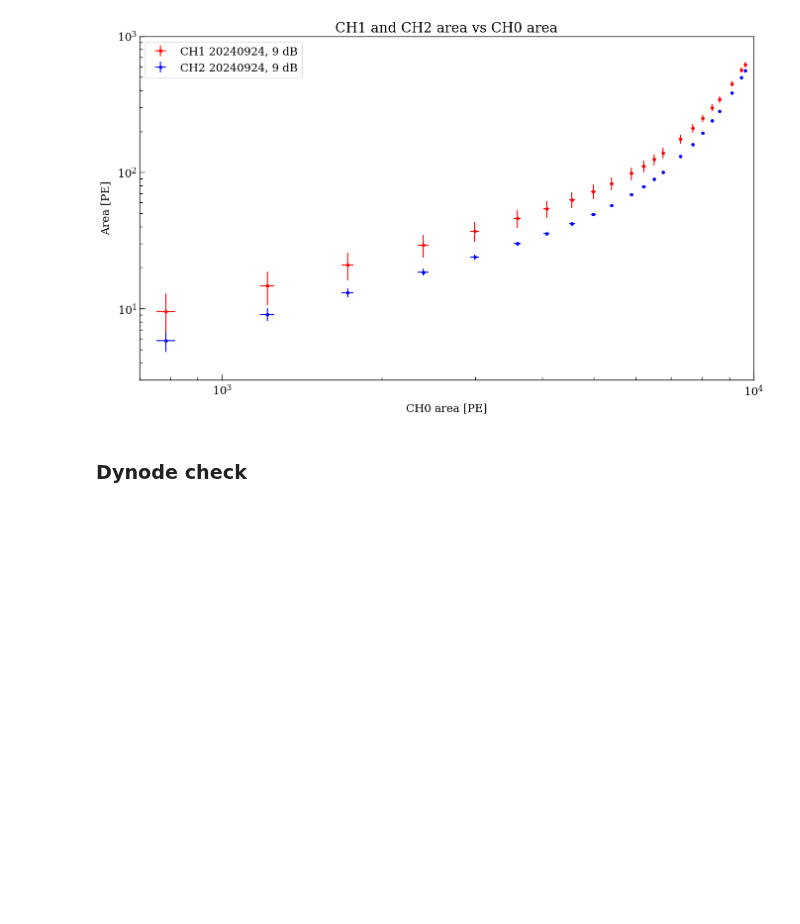
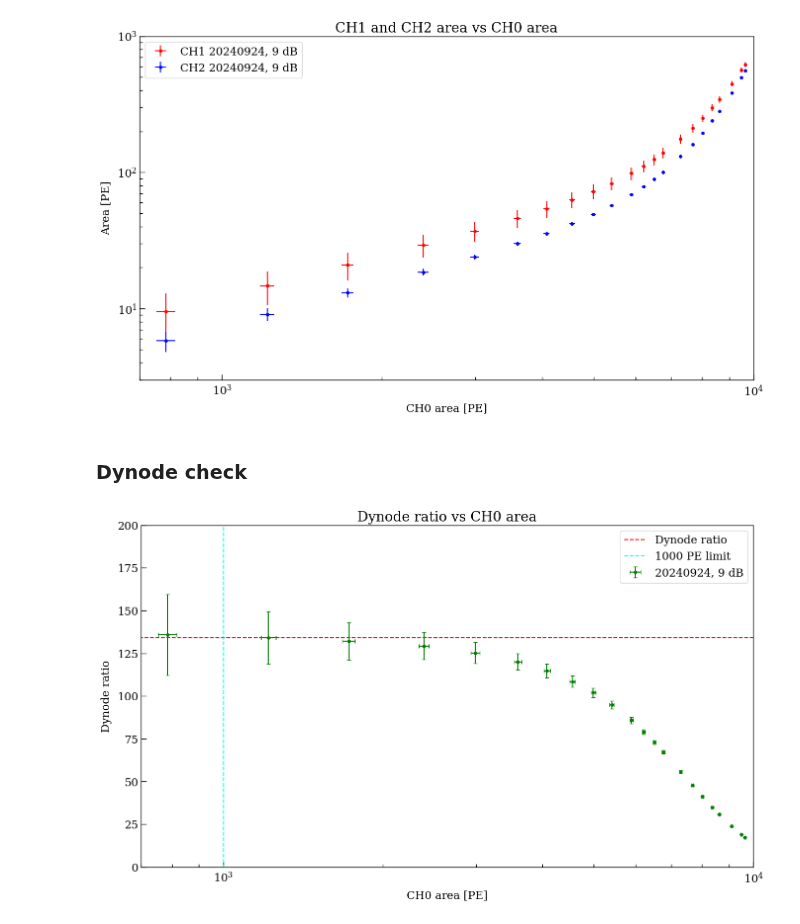
Before and after one commit to Westlake-University-Lsc-lab/RELICS_PMT_Data_Analysis, a Jupyter notebook: LinearityCheck/check_readout_linear.ipynb, the cells around one changed output. Drawn from its saved outputs; the diff is of its cells as text; code cells hidden in the pictures; blank space fills up the shorter version.

```diff
--- a/LinearityCheck/check_readout_linear.ipynb
+++ b/LinearityCheck/check_readout_linear.ipynb
@@ -678,36 +655,24 @@ plt.show()
 # %% [markdown]
 ### Dynode check
 # %%
-dynode = np.genfromtxt('./linear_dynode.txt',skip_header=1)
-
-din_ratio = []
-for i in range (0,len(dynode[:,0])):
-    if dynode[i,6]==0:
-        din_ratio.append(1)
-    elif dynode[i,6]==9:
-        din_ratio.append(2.71656554) # 10**(general[i,6]/20)
-
-dynode_ratio = dynode[:,2]*din_ratio[:] / dynode[:,4]
-dynode_ratio_error = dynode_ratio * np.sqrt((dynode[:,3]/dynode[:,2])**2+(dynode[:,5]/dynode[:,4])**2)
-
 plt.figure(figsize=(16,9))
 plt.title('Dynode ratio vs CH0 area')
 plt.xscale('log')
 plt.xlabel('CH0 area [PE]')
 plt.ylabel('Dynode ratio')
-plt.xlim(330,10000)
+plt.xlim(700,10000)
 plt.ylim(0,200)
 
-plt.errorbar(dynode[9:18,2]*din_ratio[9:18],dynode_ratio[9:18],xerr=dynode[9:18,3]*din_ratio[9:18],yerr=dynode_ratio_error[9:18],
-             fmt='o',color = 'royalblue',label='0 dB')
-plt.errorbar(dynode[21:25,2]*din_ratio[21:25],dynode_ratio[21:25],xerr=dynode[21:25,3]*din_ratio[21:25],yerr=dynode_ratio_error[21:25],
-             fmt='o',color = 'green',label='20240910, 9 dB')
-plt.errorbar(dynode[25:,2]*din_ratio[25:],dynode_ratio[25:],xerr=dynode[25:,3]*din_ratio[25:],yerr=dynode_ratio_error[25:],
-             fmt='o',color = 'darkorange',label='20240920, 9 dB')
-plt.hlines(y = 151.91,color = 'red',linestyles='dashed',xmin = 0,xmax = 10000,label='Dynode ratio')
+plt.errorbar(linear_df[linear_df['date'] == 20240924]['CH0 area'],linear_df[linear_df['date'] == 20240924]['dynode ratio'],
+             xerr=linear_df[linear_df['date'] == 20240924]['CH0 std'],yerr=linear_df[linear_df['date'] == 20240924]['dynode ratio error'],
+             fmt='o',color = 'green',label='20240924, 9 dB',capsize=3)
+
+plt.hlines(y = 133.98,color = 'red',linestyles='dashed',xmin = 0,xmax = 10000,label='Dynode ratio')
 plt.vlines(x = 1000,ymin = -50,ymax = 200, color = 'cyan',
            linestyles='dashed',label='1000 PE limit')
 
 plt.legend()
 plt.savefig('./img/dynode_ratio_generalised.png',dpi = 300)
 plt.show()
+# %% [output]
+[figure, added]
```
Also changed, not shown: parts of 6 cells of this notebook.
